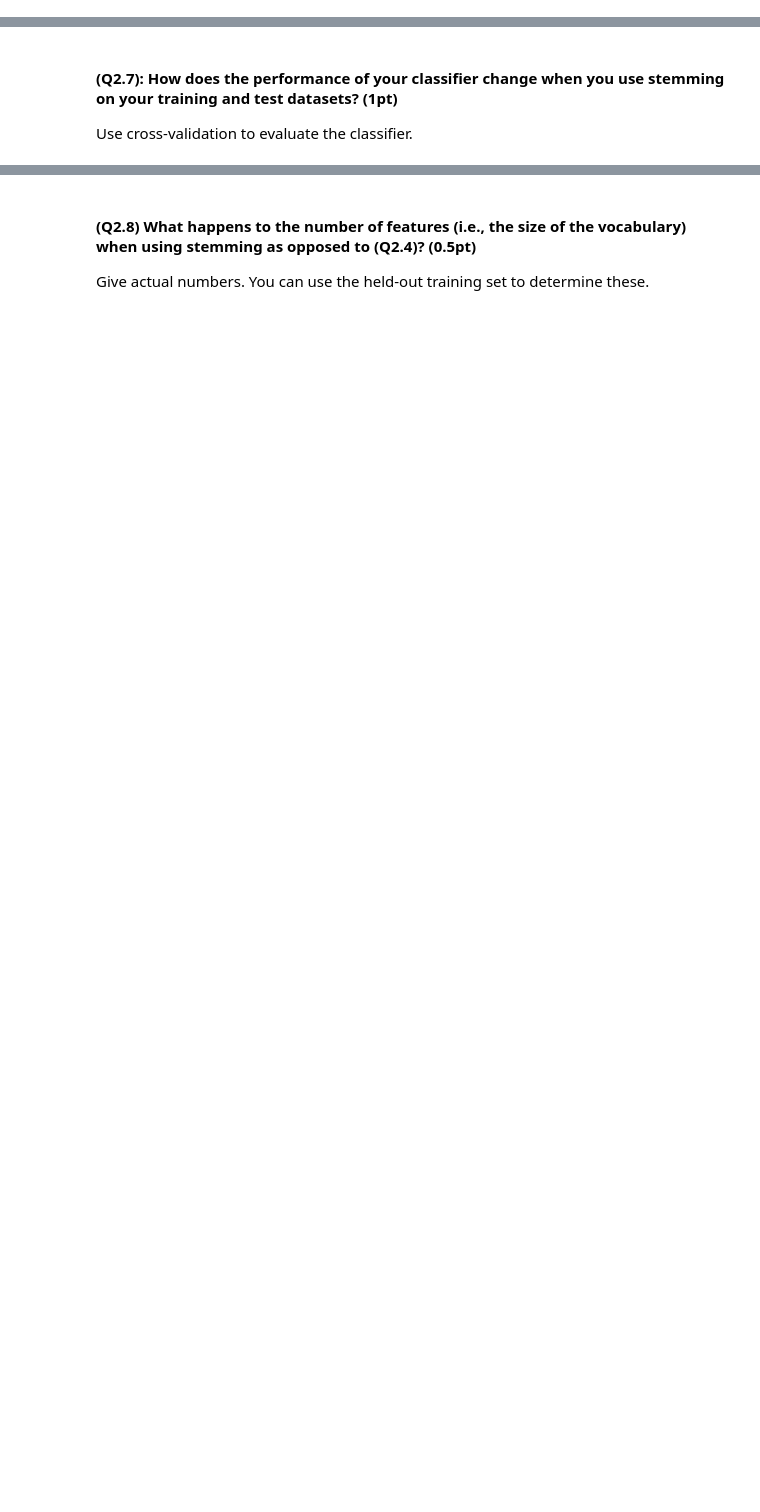
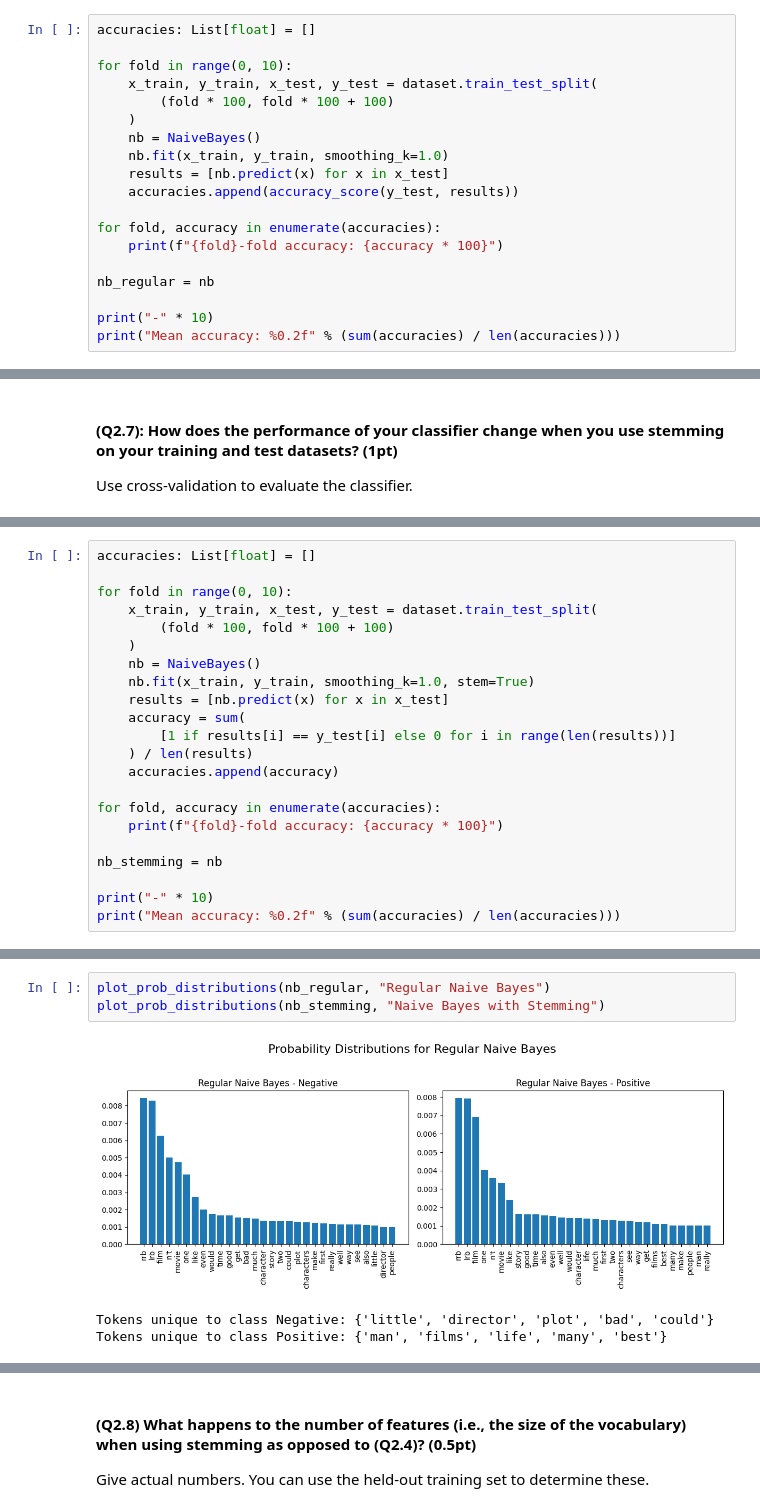
Before and after one commit to dqmis/nlp1, a Jupyter notebook: NLP1_2023_Practical_1.ipynb, the cells around one changed output, grey strips where cells are left out. Cells and saved outputs as stored; diff of their text form; blank space fills up the shorter version.

```diff
--- a/NLP1_2023_Practical_1.ipynb
+++ b/NLP1_2023_Practical_1.ipynb
@@ -540,0 +685,19 @@ held-out fold. We can use different strategies for dividing the data:
+# %%
+accuracies: List[float] = []
+
+for fold in range(0, 10):
+    x_train, y_train, x_test, y_test = dataset.train_test_split(
+        (fold * 100, fold * 100 + 100)
+    )
+    nb = NaiveBayes()
+    nb.fit(x_train, y_train, smoothing_k=1.0)
+    results = [nb.predict(x) for x in x_test]
+    accuracies.append(accuracy_score(y_test, results))
+
+for fold, accuracy in enumerate(accuracies):
+    print(f"{fold}-fold accuracy: {accuracy * 100}")
+
+nb_regular = nb
+
+print("-" * 10)
+print("Mean accuracy: %0.2f" % (sum(accuracies) / len(accuracies)))
@@ -572,0 +756,22 @@ Use cross-validation to evaluate the classifier.
+# %%
+accuracies: List[float] = []
+
+for fold in range(0, 10):
+    x_train, y_train, x_test, y_test = dataset.train_test_split(
+        (fold * 100, fold * 100 + 100)
+    )
+    nb = NaiveBayes()
+    nb.fit(x_train, y_train, smoothing_k=1.0, stem=True)
+    results = [nb.predict(x) for x in x_test]
+    accuracy = sum(
+        [1 if results[i] == y_test[i] else 0 for i in range(len(results))]
+    ) / len(results)
+    accuracies.append(accuracy)
+
+for fold, accuracy in enumerate(accuracies):
+    print(f"{fold}-fold accuracy: {accuracy * 100}")
+
+nb_stemming = nb
+
+print("-" * 10)
+print("Mean accuracy: %0.2f" % (sum(accuracies) / len(accuracies)))
@@ -572,0 +791,7 @@ Use cross-validation to evaluate the classifier.
+# %%
+plot_prob_distributions(nb_regular, "Regular Naive Bayes")
+plot_prob_distributions(nb_stemming, "Naive Bayes with Stemming")
+# %% [output]
+[figure, added]
+Tokens unique to class Negative: {'little', 'director', 'plot', 'bad', 'could'}
+Tokens unique to class Positive: {'man', 'films', 'life', 'many', 'best'}
```
Also changed, not shown: parts of 75 cells of this notebook.
